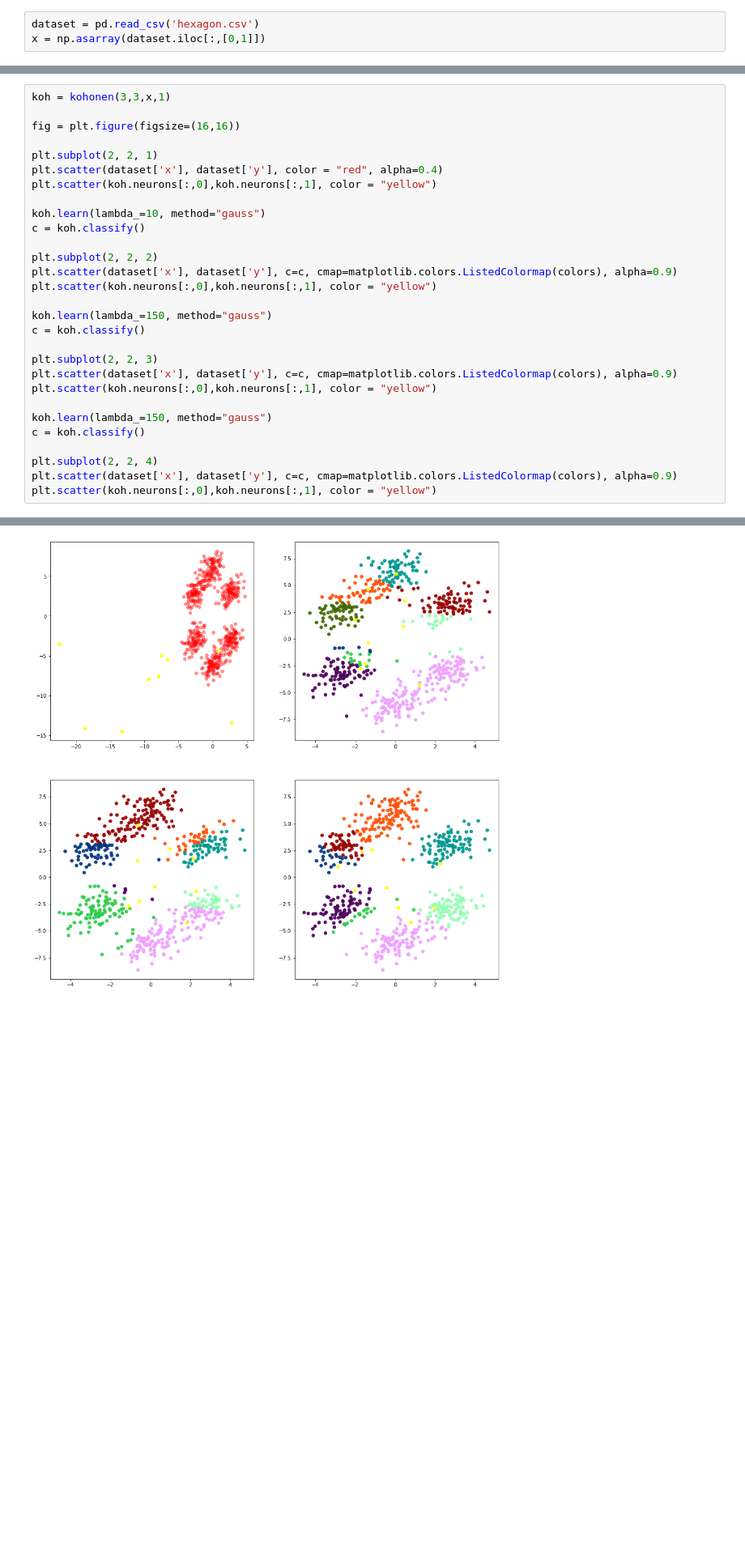
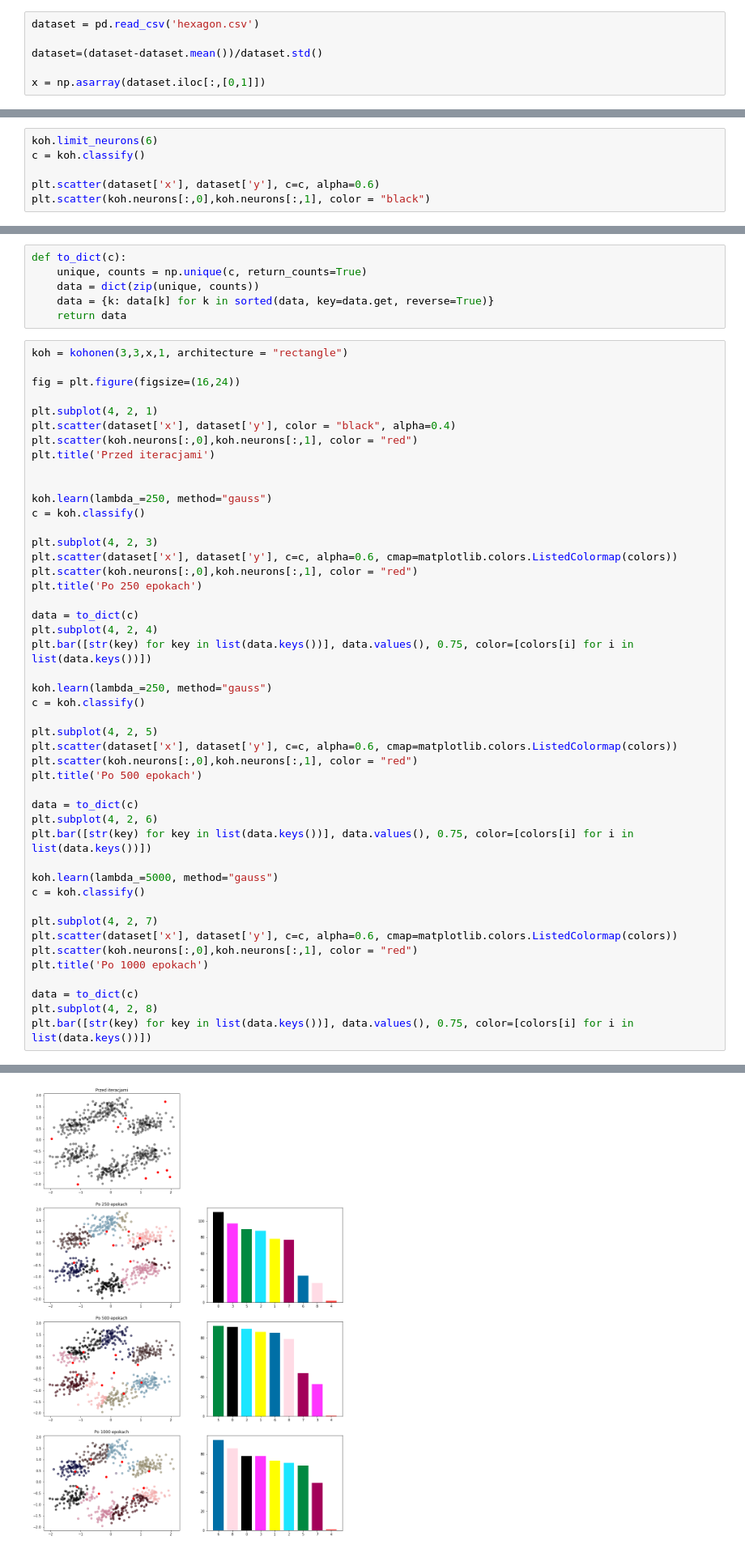
Before and after one commit to bartoszrozek/Metody-Inteligencji-Obliczeniowej, a Jupyter notebook: zadania/kohonen/kohonen_lab1.ipynb, the cells around one changed output, grey strips where cells are left out. Shown at 81% size. Cells and saved outputs as stored; diff of their text form; blank space fills up the shorter version.

```diff
--- a/zadania/kohonen/kohonen_lab1.ipynb
+++ b/zadania/kohonen/kohonen_lab1.ipynb
@@ -58,4 +77,7 @@ class kohonen:
         return math.exp(-x**2) * (2-4*x**2)
 # %%
 dataset = pd.read_csv('hexagon.csv')
+
+dataset=(dataset-dataset.mean())/dataset.std()
+
 x = np.asarray(dataset.iloc[:,[0,1]])
@@ -61,0 +114,6 @@ x = np.asarray(dataset.iloc[:,[0,1]])
+# %%
+koh.limit_neurons(6)
+c = koh.classify()
+
+plt.scatter(dataset['x'], dataset['y'], c=c, alpha=0.6)
+plt.scatter(koh.neurons[:,0],koh.neurons[:,1], color = "black")
@@ -62,30 +149,53 @@ x = np.asarray(dataset.iloc[:,[0,1]])
+# %%
+def to_dict(c):
+    unique, counts = np.unique(c, return_counts=True)
+    data = dict(zip(unique, counts))
+    data = {k: data[k] for k in sorted(data, key=data.get, reverse=True)}
+    return data
 # %%
-koh = kohonen(3,3,x,1)
+koh = kohonen(3,3,x,1, architecture = "rectangle")
 
-fig = plt.figure(figsize=(16,16))
+fig = plt.figure(figsize=(16,24))
 
-plt.subplot(2, 2, 1)
-plt.scatter(dataset['x'], dataset['y'], color = "red", alpha=0.4)
-plt.scatter(koh.neurons[:,0],koh.neurons[:,1], color = "yellow")
+plt.subplot(4, 2, 1)
+plt.scatter(dataset['x'], dataset['y'], color = "black", alpha=0.4)
+plt.scatter(koh.neurons[:,0],koh.neurons[:,1], color = "red")
+plt.title('Przed iteracjami')
 
-koh.learn(lambda_=10, method="gauss")
+
+koh.learn(lambda_=250, method="gauss")
 c = koh.classify()
 
-plt.subplot(2, 2, 2)
-plt.scatter(dataset['x'], dataset['y'], c=c, cmap=matplotlib.colors.ListedColormap(colors), alpha=0.9)
-plt.scatter(koh.neurons[:,0],koh.neurons[:,1], color = "yellow")
+plt.subplot(4, 2, 3)
+plt.scatter(dataset['x'], dataset['y'], c=c, alpha=0.6, cmap=matplotlib.colors.ListedColormap(colors))
+plt.scatter(koh.neurons[:,0],koh.neurons[:,1], color = "red")
+plt.title('Po 250 epokach')
 
-koh.learn(lambda_=150, method="gauss")
+data = to_dict(c)
+plt.subplot(4, 2, 4)
+plt.bar([str(key) for key in list(data.keys())], data.values(), 0.75, color=[colors[i] for i in list(data.keys())])
+
+koh.learn(lambda_=250, method="gauss")
 c = koh.classify()
 
-plt.subplot(2, 2, 3)
-plt.scatter(dataset['x'], dataset['y'], c=c, cmap=matplotlib.colors.ListedColormap(colors), alpha=0.9)
-plt.scatter(koh.neurons[:,0],koh.neurons[:,1], color = "yellow")
+plt.subplot(4, 2, 5)
+plt.scatter(dataset['x'], dataset['y'], c=c, alpha=0.6, cmap=matplotlib.colors.ListedColormap(colors))
+plt.scatter(koh.neurons[:,0],koh.neurons[:,1], color = "red")
+plt.title('Po 500 epokach')
 
-koh.learn(lambda_=150, method="gauss")
+data = to_dict(c)
+plt.subplot(4, 2, 6)
+plt.bar([str(key) for key in list(data.keys())], data.values(), 0.75, color=[colors[i] for i in list(data.keys())])
+
+koh.learn(lambda_=5000, method="gauss")
 c = koh.classify()
 
-plt.subplot(2, 2, 4)
-plt.scatter(dataset['x'], dataset['y'], c=c, cmap=matplotlib.colors.ListedColormap(colors), alpha=0.9)
-plt.scatter(koh.neurons[:,0],koh.neurons[:,1], color = "yellow")
+plt.subplot(4, 2, 7)
+plt.scatter(dataset['x'], dataset['y'], c=c, alpha=0.6, cmap=matplotlib.colors.ListedColormap(colors))
+plt.scatter(koh.neurons[:,0],koh.neurons[:,1], color = "red")
+plt.title('Po 1000 epokach')
+
+data = to_dict(c)
+plt.subplot(4, 2, 8)
+plt.bar([str(key) for key in list(data.keys())], data.values(), 0.75, color=[colors[i] for i in list(data.keys())])
 # %% [output]
@@ -93,2 +203,2 @@ plt.scatter(koh.neurons[:,0],koh.neurons[:,1], color = "yellow")
-[figure, old version]
+[figure, new version]
 # %%
```
Also changed, not shown: parts of 9 cells of this notebook.
